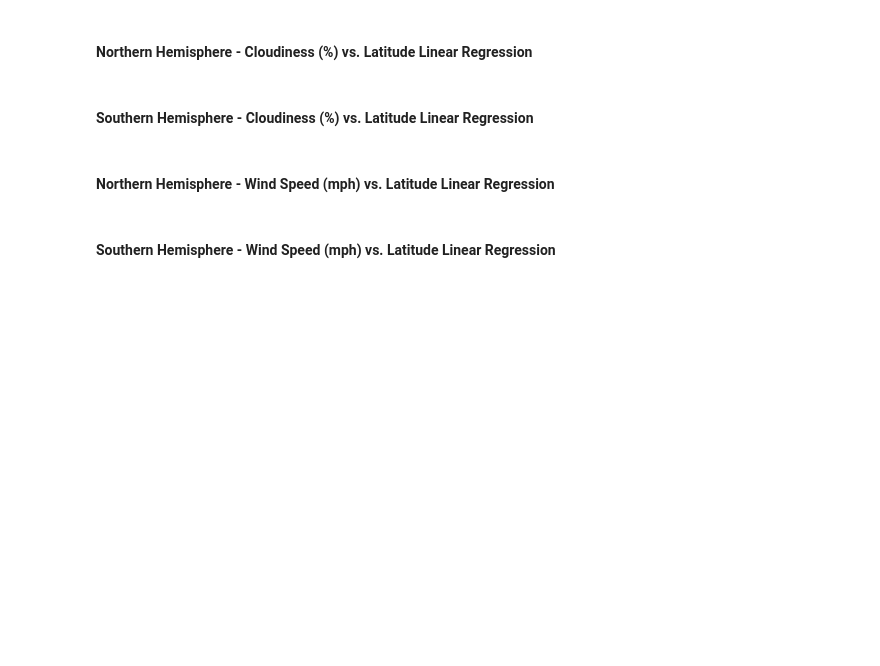
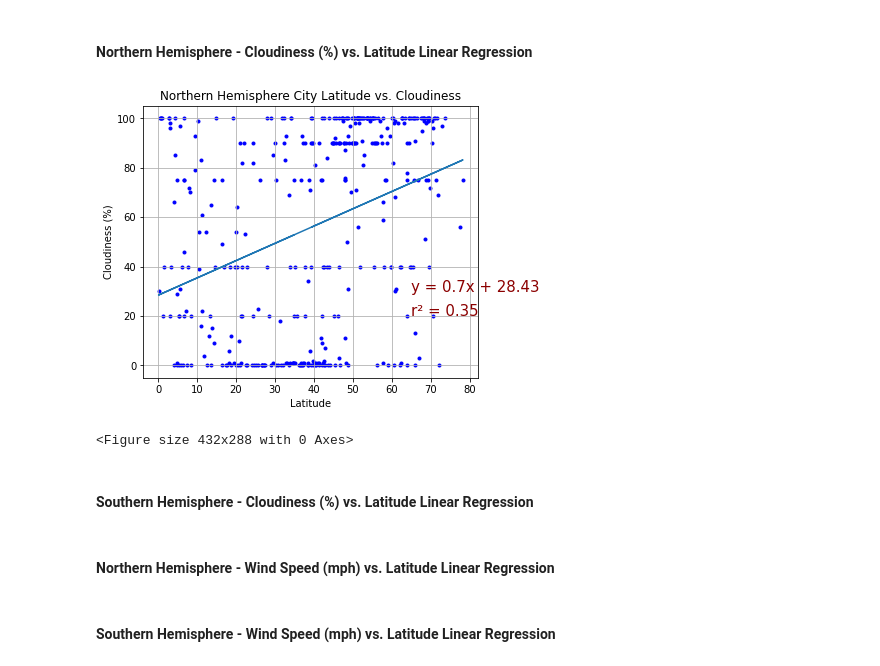
Before and after one commit to Mvhaynes/APIs, a Jupyter notebook: starter_code/WeatherPy.ipynb, the cells around one changed output. Drawn from its saved outputs; the diff is of its cells as text; code cells hidden in the pictures; blank space fills up the shorter version.

```diff
--- a/starter_code/WeatherPy.ipynb
+++ b/starter_code/WeatherPy.ipynb
@@ -420,5 +458,40 @@ plt.show()
 # %% [markdown]
 ####  Northern Hemisphere - Cloudiness (%) vs. Latitude Linear Regression
+# %%
+# Get NH cloudiness
+nh_clouds = north['Cloudiness']
+
+# Plot
+fig, ax = plt.subplots(figsize=(6,5))
+plt.scatter(north_lat, nh_clouds, marker='.', color='b')
+plt.title('Northern Hemisphere City Latitude vs. Cloudiness')
+plt.xlabel('Latitude')
+plt.ylabel('Cloudiness (%)')
+plt.grid(True)
+
+# Regression
+nh_clouds_r = st.pearsonr(north_lat, nh_clouds)
+nh_clouds_r = nh_clouds_r[0].round(2)
+nh_clouds_r = f"r² = {nh_clouds_r}"
+
+# Linear regression
+(slope, intercept, rvalue, pvalue, std) = linregress(north_lat, nh_clouds)
+nh_clouds_eq = 'y = ' + str(slope.round(2)) + 'x + ' + str((intercept.round(2)))
+nh_clouds_regress = north_lat * slope + intercept
+
+# Add equation and regression line to figure
+plt.plot(north_lat, nh_clouds_regress)
+plt.annotate(nh_clouds_eq, (65,30), fontsize=15, color='darkred')
+plt.annotate(nh_clouds_r, (65,20), fontsize=15, color='darkred')
+plt.show()
+
+# Save as png
+plt.savefig('../output_data/NH_clouds.png', format='png')
+
+plt.show()
+# %% [output]
+[figure, added]
+<Figure size 432x288 with 0 Axes>
 # %% [markdown]
 ####  Southern Hemisphere - Cloudiness (%) vs. Latitude Linear Regression
 # %% [markdown]
```
Also changed, not shown: parts of 2 cells of this notebook, 3 other files.
